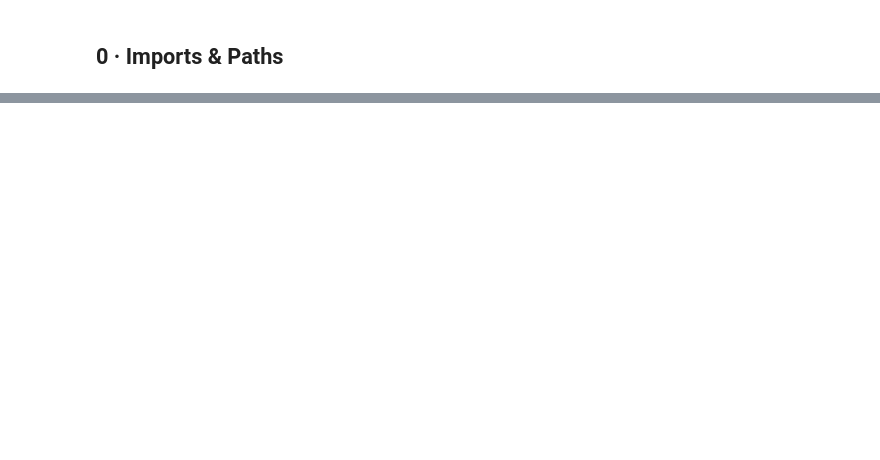
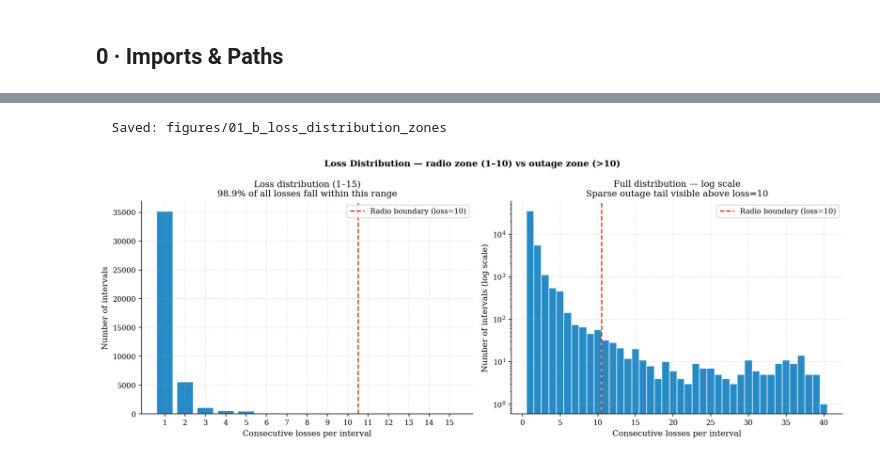
Before and after one commit to vincentmworia/Master-Thesis-Reliability-Analysis-of-Indoor-LoRaWAN-Links-using-packet-counter-reconstruction, a Jupyter notebook: notebooks/FINAL_01_reconstruction.ipynb, the cells around one changed output, grey strips where cells are left out. Drawn from its saved outputs; the diff is of its cells as text; code cells hidden in the pictures; blank space fills up the shorter version.

```diff
--- a/notebooks/FINAL_01_reconstruction.ipynb
+++ b/notebooks/FINAL_01_reconstruction.ipynb
@@ -896,0 +402,29 @@ Cols  : 28
+# %%
+# Fig 01_b — Loss distribution with zone boundary
+fig, axes = plt.subplots(1, 2, figsize=(13, 5))
+
+lz = losses[losses <= 15].value_counts().sort_index()
+axes[0].bar(lz.index, lz.values, color=C['blue'], width=0.8, alpha=0.85, edgecolor='white')
+axes[0].axvline(x=10.5, color=C['red'], lw=1.5, ls='--', label='Radio boundary (loss=10)')
+axes[0].set_xlabel('Consecutive losses per interval')
+axes[0].set_ylabel('Number of intervals')
+axes[0].set_title('Loss distribution (1–15)\n98.9% of all losses fall within this range')
+axes[0].set_xticks(range(1, 16))
+axes[0].legend()
+
+lc = losses[losses <= 40].value_counts().sort_index()
+axes[1].bar(lc.index, lc.values, color=C['blue'], width=1, alpha=0.85, edgecolor='white')
+axes[1].axvline(x=10.5, color=C['red'], lw=1.5, ls='--', label='Radio boundary (loss=10)')
+axes[1].set_yscale('log')
+axes[1].set_xlabel('Consecutive losses per interval')
+axes[1].set_ylabel('Number of intervals (log scale)')
+axes[1].set_title('Full distribution — log scale\nSparse outage tail visible above loss=10')
+axes[1].legend()
+
+fig.suptitle('Loss Distribution — radio zone (1–10) vs outage zone (>10)',
+             fontsize=11, fontweight='bold')
+fig.tight_layout()
+save_fig(fig, '01_b_loss_distribution_zones')
+# %% [output]
+  Saved: figures/01_b_loss_distribution_zones
+[figure, added]
```
Also changed, not shown: parts of 57 cells of this notebook, 2 other files.
